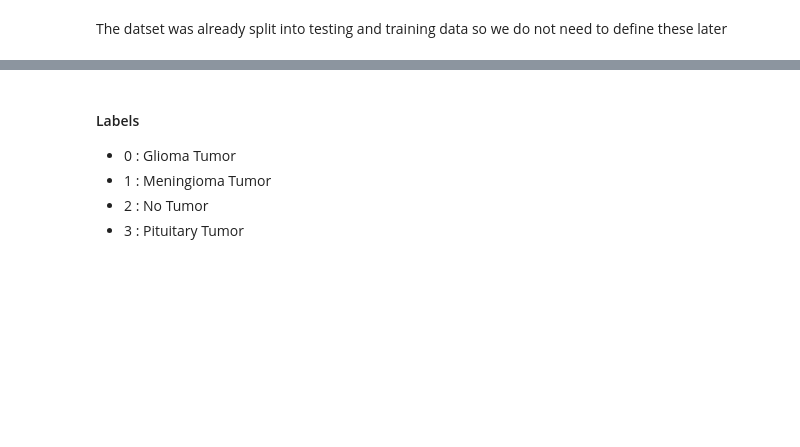
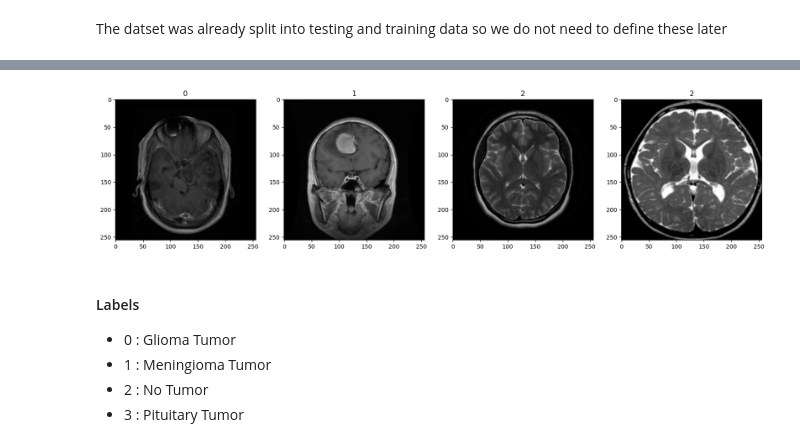
Before and after one commit to HarjitG/Brain-Tumour-Classification, a Jupyter notebook: Notebooks/Colab_Notebook_local.ipynb, the cells around one changed output, grey strips where cells are left out. Cells and saved outputs as stored; diff of their text form; code cells hidden in the pictures; blank space fills up the shorter version.

```diff
--- a/Notebooks/Colab_Notebook_local.ipynb
+++ b/Notebooks/Colab_Notebook_local.ipynb
@@ -121,3 +106,7 @@ plot_tumour(batch_training)
+# %%
+Plotter.plot_tumour(batch_training)
+# %% [output]
+[figure, added]
 # %% [markdown]
 #### Labels
 -   0 : Glioma Tumor
```
Also changed, not shown: parts of 41 cells of this notebook.
